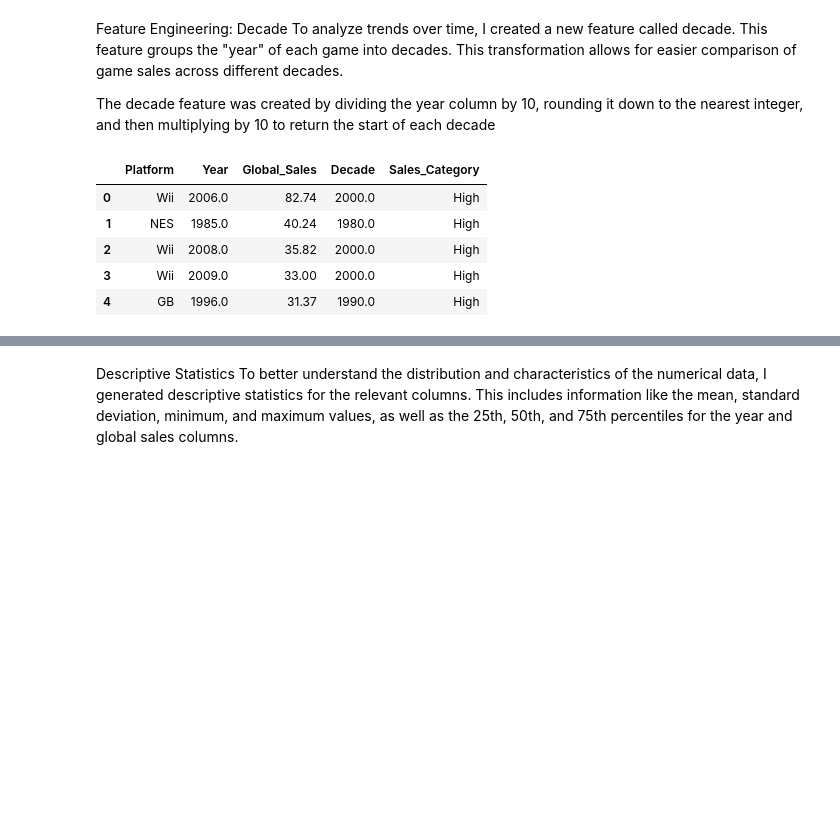
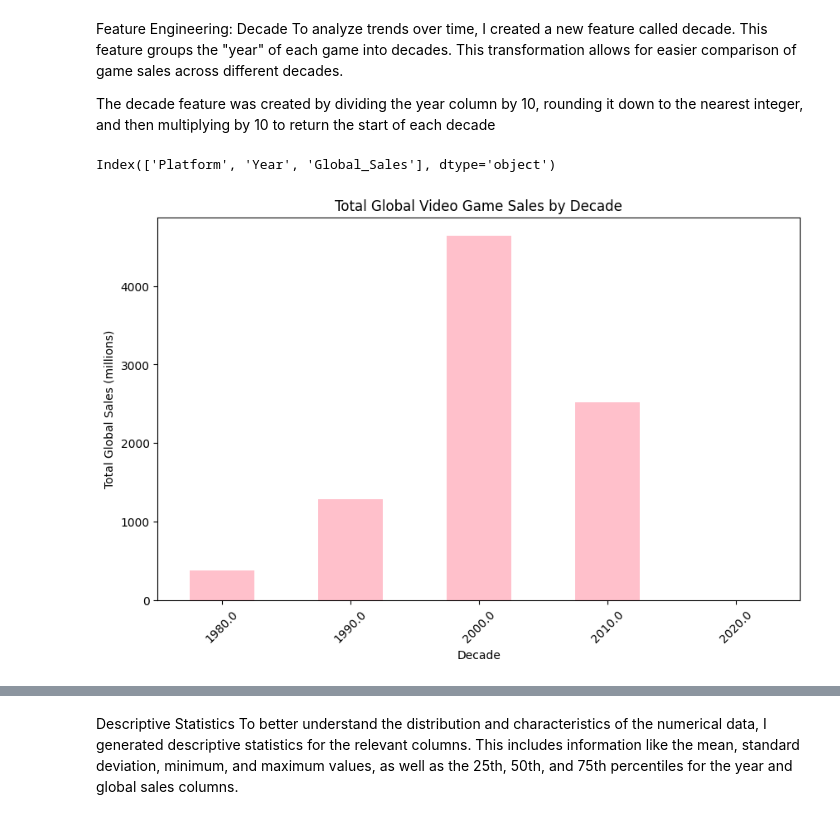
Before and after one commit to November2025/video-game-sales-analysis, a Jupyter notebook: gameanalysis.ipynb, the cells around one changed output, grey strips where cells are left out. Cells and saved outputs as stored; diff of their text form; code cells hidden in the pictures; blank space fills up the shorter version.

```diff
--- a/gameanalysis.ipynb
+++ b/gameanalysis.ipynb
@@ -249,0 +248,4 @@ df['Decade'] = (df['Year'] // 10) * 10
+# %%
+print(df.columns)
+# %% [output]
+Index(['Platform', 'Year', 'Global_Sales'], dtype='object')
@@ -250,12 +254,17 @@ df['Decade'] = (df['Year'] // 10) * 10
 # %%
-df[['Platform', 'Year', 'Global_Sales', 'Decade', 'Sales_Category']].head()
+# group by decade and show sales
+sales_by_decade = df.groupby('Decade')['Global_Sales'].sum()
+
+# Plotting
+plt.figure(figsize=(10,6))
+sales_by_decade.plot(kind='bar', color='pink')
+plt.title('Total Global Video Game Sales by Decade')
+plt.xlabel('Decade')
+plt.ylabel('Total Global Sales (millions)')
+plt.xticks(rotation=45)
+plt.show()
 # %% [output]
-|  | Platform | Year | Global_Sales | Decade | Sales_Category |
-| 0 | Wii | 2006.0 | 82.74 | 2000.0 | High |
-| 1 | NES | 1985.0 | 40.24 | 1980.0 | High |
-| 2 | Wii | 2008.0 | 35.82 | 2000.0 | High |
-| 3 | Wii | 2009.0 | 33.00 | 2000.0 | High |
-| 4 | GB | 1996.0 | 31.37 | 1990.0 | High |
+[figure, added]
 # %%
 print(df.columns)
 # %% [output]
```
Also changed, not shown: parts of 8 cells of this notebook, 2 other files.
